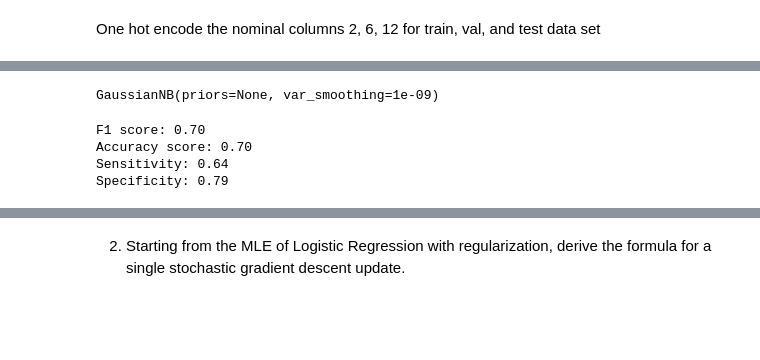
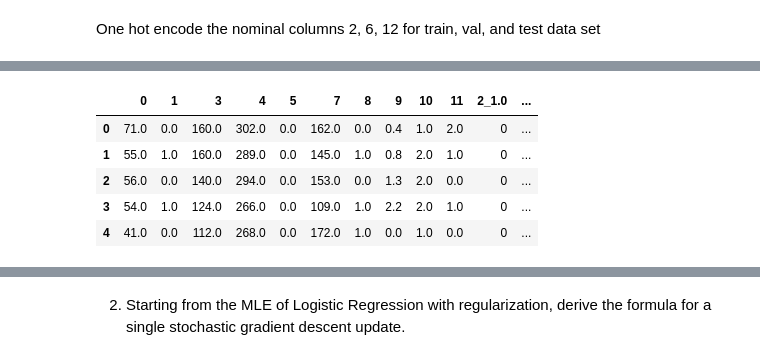
Before and after one commit to lin-justin/Applied_Machine-Learning, a Jupyter notebook: hw1.ipynb, the cells around one changed output, grey strips where cells are left out. Cells and saved outputs as stored; diff of their text form; code cells hidden in the pictures; blank space fills up the shorter version.

```diff
--- a/hw1.ipynb
+++ b/hw1.ipynb
@@ -33,8 +35,8 @@ warnings.filterwarnings('ignore')
 %matplotlib inline
 # %%
 # Read in the train data
-heart_train = pd.read_csv('hearttrain.csv')
-heart_train.head()
+train_data = pd.read_csv('hearttrain.csv')
+train_data.head()
 # %% [output]
 |  | Unnamed: 0 | 0 | 1 | 2 | 3 | 4 | 5 | 6 | 7 | 8 | 9 | ... |
 | 0 | 255 | 71.0 | 0.0 | 2.0 | 160.0 | 302.0 | 0.0 | 0.0 | 162.0 | 0.0 | 0.4 | ... |
@@ -59,2 +47,8 @@ heart_train.head()
+# %%
+# Extract the training features of interest, in this case, columns 0 through 12
+train_features = train_data.loc[:,'0':'12']
+
+# Extract the training labels, in this case, the last column
+train_labels = train_data['13']
 # %% [markdown]
 One hot encode the nominal columns 2, 6, 12 for train, val, and test data set
@@ -386,17 +55,30 @@ heart_test.head()
-# %%
-gnb = GaussianNB().fit(heart_train, y_train)
-gnb
-# %% [output]
-GaussianNB(priors=None, var_smoothing=1e-09)
-# %%
-tn, fp, fn, tp = confusion_matrix(y_val, gnb.predict(heart_val)).ravel()
-
-print('F1 score: {:.2f}'.format(f1_score(y_val, gnb.predict(heart_val))))
-print('Accuracy score: {:.2f}'.format(accuracy_score(y_val, gnb.predict(heart_val))))
-print('Sensitivity: {:.2f}'.format(tp/(fp + tp)))
-print('Specificity: {:.2f}'.format(tn/(fn + tn)))
-# %% [output]
-F1 score: 0.70
-Accuracy score: 0.70
-Sensitivity: 0.64
-Specificity: 0.79
+# %%
+def one_hot_encode(df, columns):
+    """
+    One hot encode specific columns
+
+    Args:
+        df: The dataframe
+        columns: a list of columns to encode
+
+    Return a dataframe with one-hot encoded columns
+    """
+    # Iterate through the columns of interest
+    for col in columns:
+        # Using the get_dummies function from pandas to one-hot encode
+        onehot = pd.get_dummies(df[col], prefix = col)
+        # Add these one-hot encoded columns to the dataframe
+        df = pd.concat([df, onehot], axis = 1)
+        # Remove the original columns
+        del df[col]
+    return df
+# %%
+train_onehot = one_hot_encode(train_features, ['2', '6', '12'])
+train_onehot.head()
+# %% [output]
+|  | 0 | 1 | 3 | 4 | 5 | 7 | 8 | 9 | 10 | 11 | 2_1.0 | ... |
+| 0 | 71.0 | 0.0 | 160.0 | 302.0 | 0.0 | 162.0 | 0.0 | 0.4 | 1.0 | 2.0 | 0 | ... |
+| 1 | 55.0 | 1.0 | 160.0 | 289.0 | 0.0 | 145.0 | 1.0 | 0.8 | 2.0 | 1.0 | 0 | ... |
+| 2 | 56.0 | 0.0 | 140.0 | 294.0 | 0.0 | 153.0 | 0.0 | 1.3 | 2.0 | 0.0 | 0 | ... |
+| 3 | 54.0 | 1.0 | 124.0 | 266.0 | 0.0 | 109.0 | 1.0 | 2.2 | 2.0 | 1.0 | 0 | ... |
+| 4 | 41.0 | 0.0 | 112.0 | 268.0 | 0.0 | 172.0 | 1.0 | 0.0 | 1.0 | 0.0 | 0 | ... |
```
Also changed, not shown: parts of 33 cells of this notebook.
